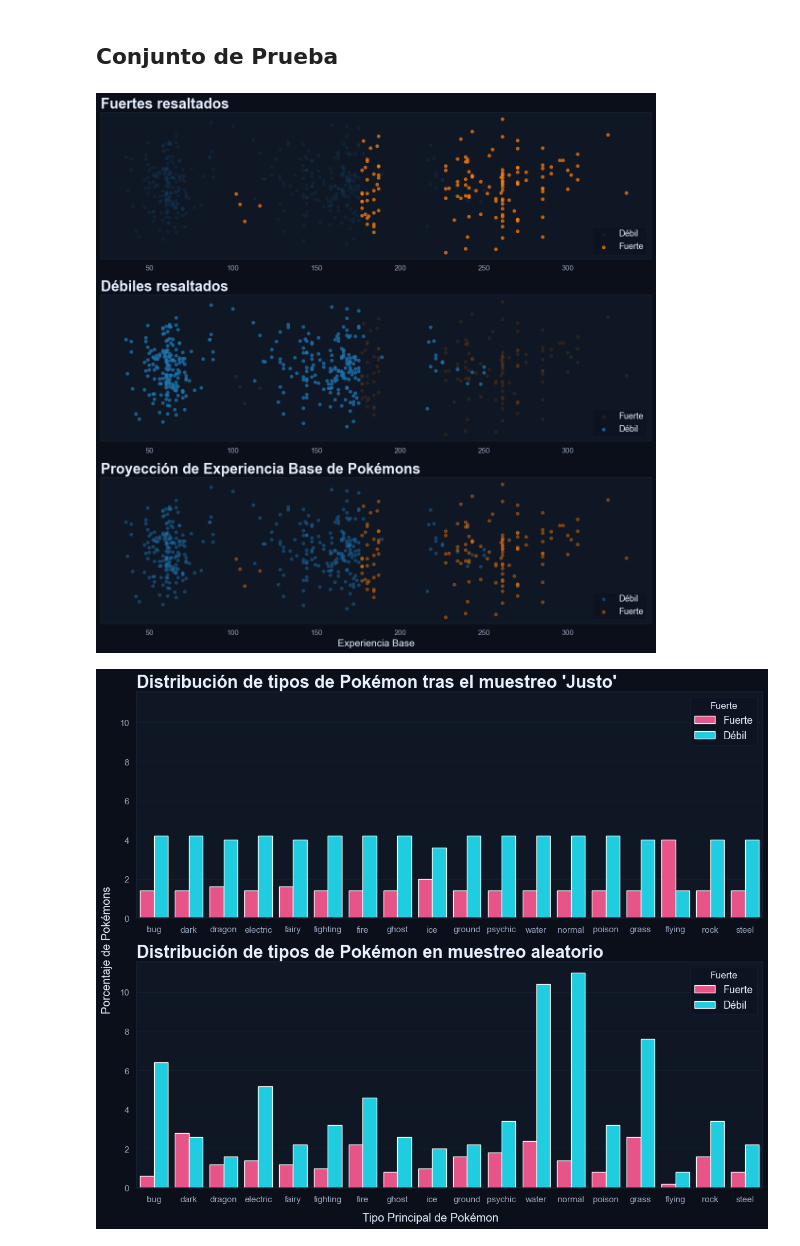
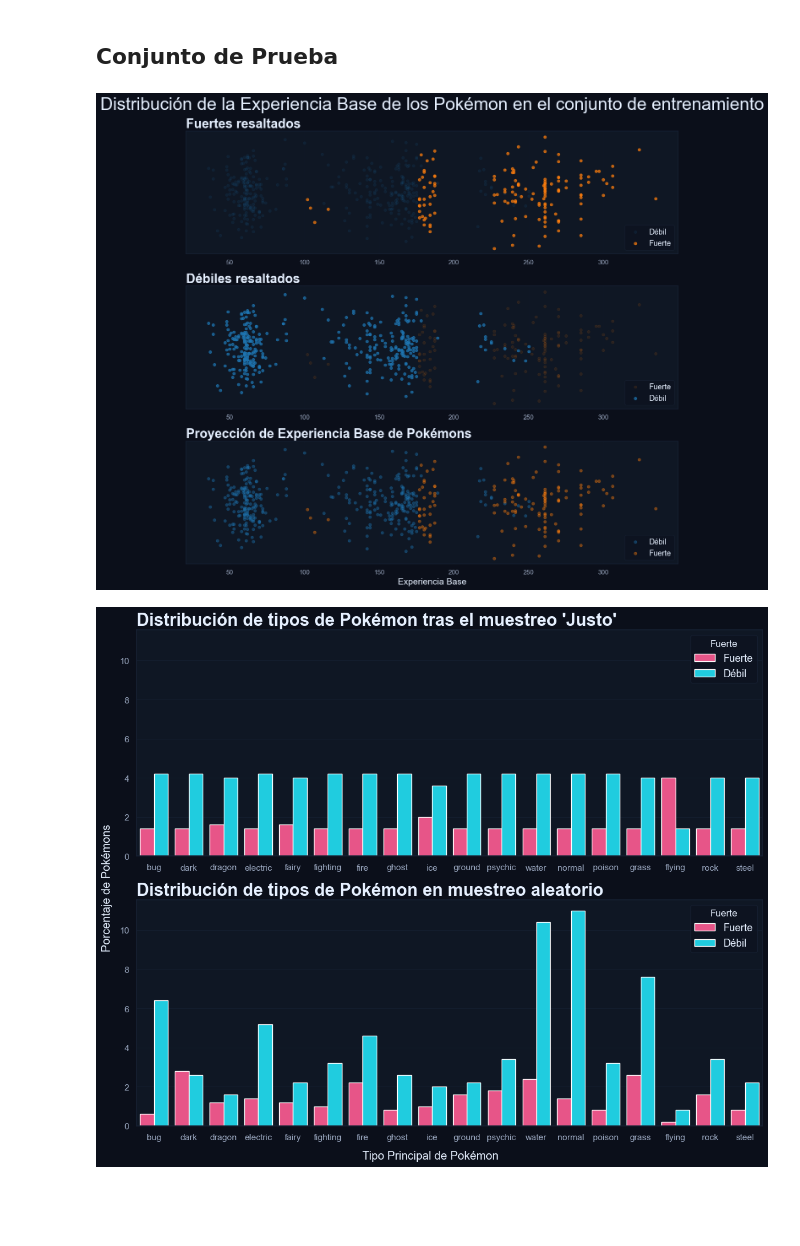
Before and after one commit to Eickyair/lucario, a Jupyter notebook: nb_template.ipynb, the cells around one changed output. Drawn from its saved outputs; the diff is of its cells as text; code cells hidden in the pictures; blank space fills up the shorter version.

```diff
--- a/nb_template.ipynb
+++ b/nb_template.ipynb
@@ -369,10 +416,11 @@ plot_distribution(
 # %%
 plot_distribution(
     train,
-    'Experiencia Base'
+    'Experiencia Base',
+    'Distribución de la Experiencia Base de los Pokémon en el conjunto de entrenamiento'
 )
 # %% [output]
-[figure, old version]
+[figure, new version]
 # %%
 fig, ax = plt.subplots(
     ncols=1,
```
Also changed, not shown: parts of 14 cells of this notebook.
